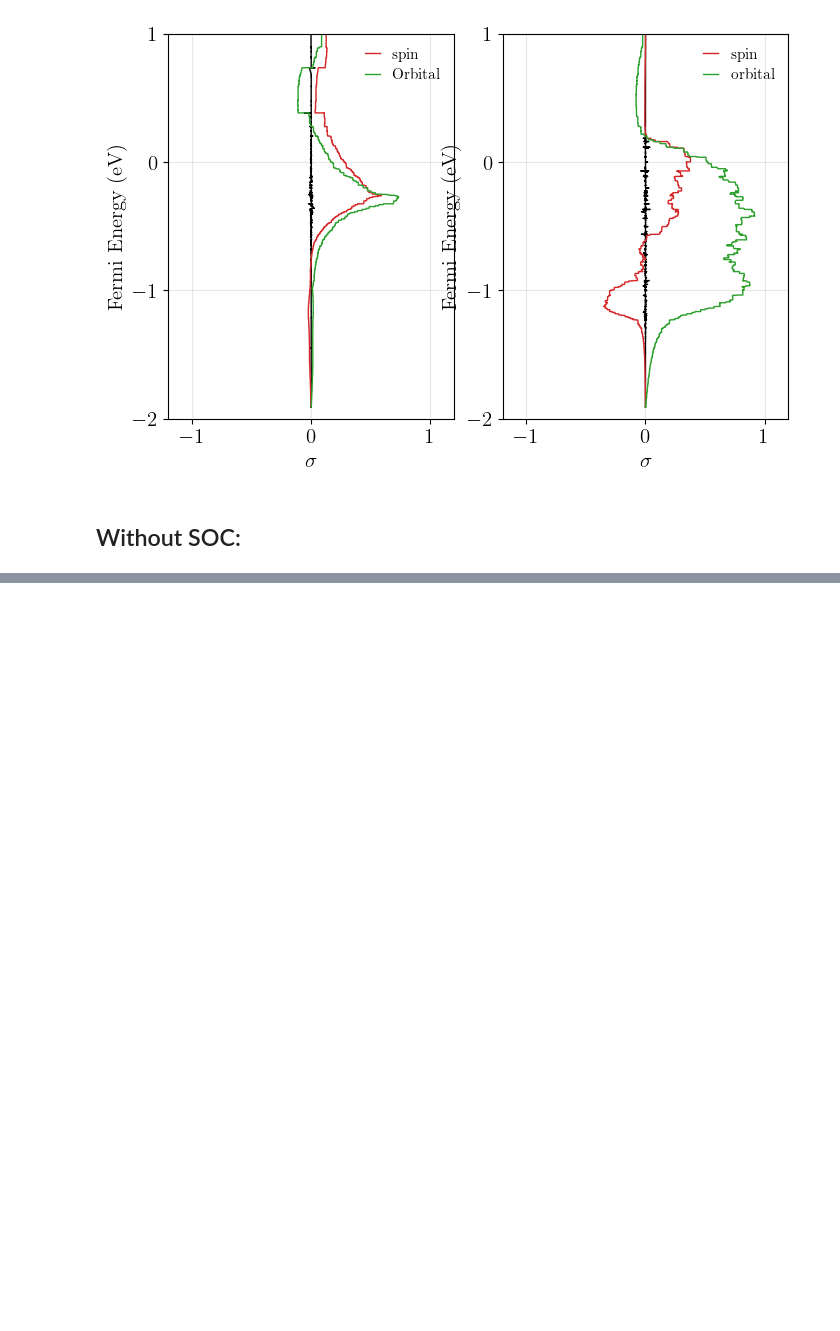
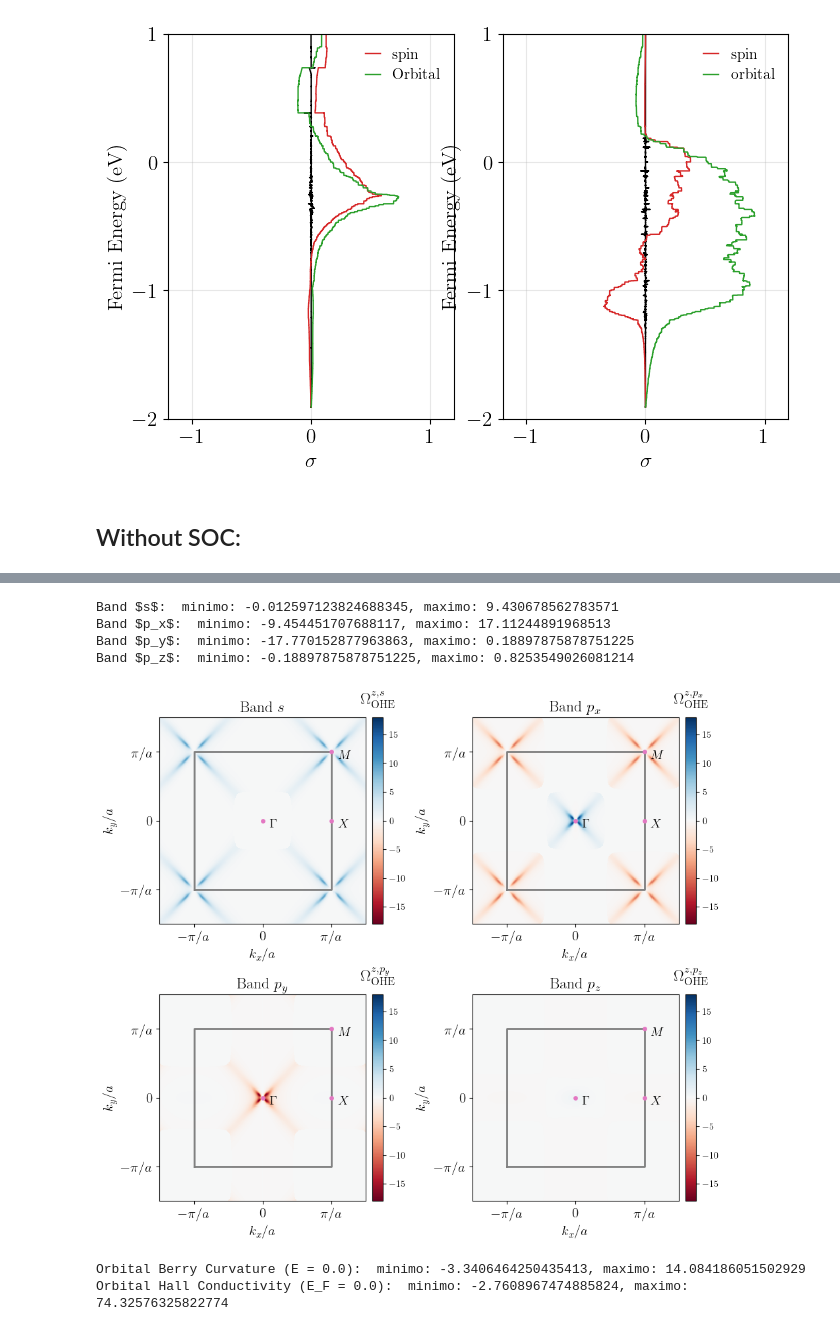
Before and after one commit to KJohnmar/INL-OBELIX-2026, a Jupyter notebook: sp3-model/square-lattice/sp3-model-SquareLattice.ipynb, the cells around one changed output, grey strips where cells are left out. Cells and saved outputs as stored; diff of their text form; code cells hidden in the pictures; blank space fills up the shorter version.

```diff
--- a/sp3-model/square-lattice/sp3-model-SquareLattice.ipynb
+++ b/sp3-model/square-lattice/sp3-model-SquareLattice.ipynb
@@ -2104,0 +1877,28 @@ def plot_DOS_Chebyshev(ax, base_url, lim_in, lim_sup, int_):
+# %%
+grid_res = 301
+a = _default_sp3["SP3-Go"][0]
+k_val = np.linspace(-1.5 * np.pi / a, 1.5 * np.pi / a, grid_res)
+
+# 2. Executar a função (exemplo para a banda 0)
+kx, ky, ohc_data_0 = compute_orbital_hall_map("SP3-Go", k_val, eta=0.04, band_idx=0)
+kx, ky, ohc_data_1 = compute_orbital_hall_map("SP3-Go", k_val, eta=0.04, band_idx=1)
+kx, ky, ohc_data_2 = compute_orbital_hall_map("SP3-Go", k_val, eta=0.04, band_idx=2)
+kx, ky, ohc_data_3 = compute_orbital_hall_map("SP3-Go", k_val, eta=0.04, band_idx=3)
+# %%
+v_max = np.max(ohc_data_0)
+v_min = np.min(ohc_data_0)
+print(f"Band $s$:  minimo: {v_min}, maximo: {v_max}")
+v_max = np.max(ohc_data_1)
+v_min = np.min(ohc_data_1)
+print(f"Band $p_x$:  minimo: {v_min}, maximo: {v_max}")
+v_max = np.max(ohc_data_2)
+v_min = np.min(ohc_data_2)
+print(f"Band $p_y$:  minimo: {v_min}, maximo: {v_max}")
+v_max = np.max(ohc_data_3)
+v_min = np.min(ohc_data_3)
+print(f"Band $p_z$:  minimo: {v_min}, maximo: {v_max}")
+# %% [output]
+Band $s$:  minimo: -0.012597123824688345, maximo: 9.430678562783571
+Band $p_x$:  minimo: -9.454451707688117, maximo: 17.11244891968513
+Band $p_y$:  minimo: -17.770152877963863, maximo: 0.18897875878751225
+Band $p_z$:  minimo: -0.18897875878751225, maximo: 0.8253549026081214
@@ -2104,0 +1965,30 @@ def plot_DOS_Chebyshev(ax, base_url, lim_in, lim_sup, int_):
+# %%
+def main_BandStructure_1N_analytically():
+    # Adjust the figure size to fit both plots side-by-side
+    fig = plt.figure(figsize=(10.5, 10))
+
+    # Create the gridspec
+    gs_main = gridspec.GridSpec(2, 2, figure=fig, wspace=0.4)
+
+    # Create the subplots
+    ax1 = fig.add_subplot(gs_main[0, 0])
+    ax2 = fig.add_subplot(gs_main[0, 1])
+    ax3 = fig.add_subplot(gs_main[1, 0])
+    ax4 = fig.add_subplot(gs_main[1, 1])
+
+    plot_BerryCurvature_band_n(ax1, kx, ky, ohc_data_0, "s")
+    plot_BerryCurvature_band_n(ax2, kx, ky, ohc_data_1, "p_x")
+    plot_BerryCurvature_band_n(ax3, kx, ky, ohc_data_2, "p_y")
+    plot_BerryCurvature_band_n(ax4, kx, ky, ohc_data_3, "p_z")
+    # Finalization
+    plt.tight_layout()
+    #plt.subplots_adjust(left=0.05, right=0.95, bottom=0.05, top=0.95,
+    #                      hspace=0.4, wspace=0.4)
+
+    plt.show()
+    plt.close()
+
+if __name__ == "__main__":
+    main_BandStructure_1N_analytically()
+# %% [output]
+[figure, added]
@@ -2104,0 +2088,22 @@ def plot_DOS_Chebyshev(ax, base_url, lim_in, lim_sup, int_):
+# %%
+# Escolha a energia desejada e a tolerância (ex: +/- 0.02 eV)
+E_alvo = 0.0
+tol = 0.02
+
+grid_res = 301
+a = _default_sp3["SP3-Go"][0]
+k_val = np.linspace(-1.5 * np.pi / a, 1.5 * np.pi / a, grid_res)
+
+kx, ky, obc_data_E = compute_orbital_berry_at_exact_energy("SP3-Go", k_val, eta=0.04,
+                                                     target_energy=E_alvo, tolerance=tol)
+v_max = np.max(obc_data_E)
+v_min = np.min(obc_data_E)
+print(f"Orbital Berry Curvature (E = {E_alvo}):  minimo: {v_min}, maximo: {v_max}")
+
+kx, ky, ohe_data_E = compute_orbital_hall_at_energy("SP3-Go", k_val, eta=0.04, target_energy=E_alvo)
+v_max = np.max(ohe_data_E) *2*np.pi
+v_min = np.min(ohe_data_E) *2*np.pi
+print(f"Orbital Hall Conductivity (E_F = {E_alvo}):  minimo: {v_min}, maximo: {v_max}")
+# %% [output]
+Orbital Berry Curvature (E = 0.0):  minimo: -3.3406464250435413, maximo: 14.084186051502929
+Orbital Hall Conductivity (E_F = 0.0):  minimo: -2.7608967474885824, maximo: 74.32576325822774
```
Also changed, not shown: parts of 37 cells of this notebook.
